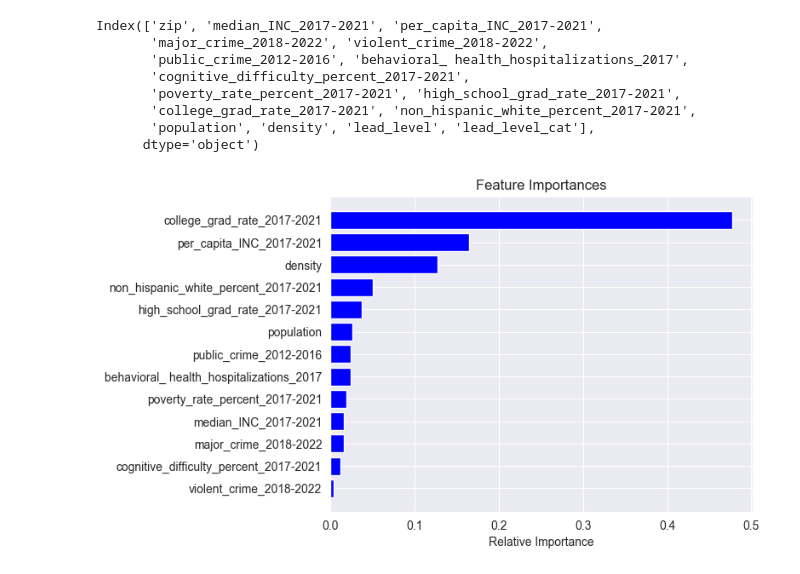
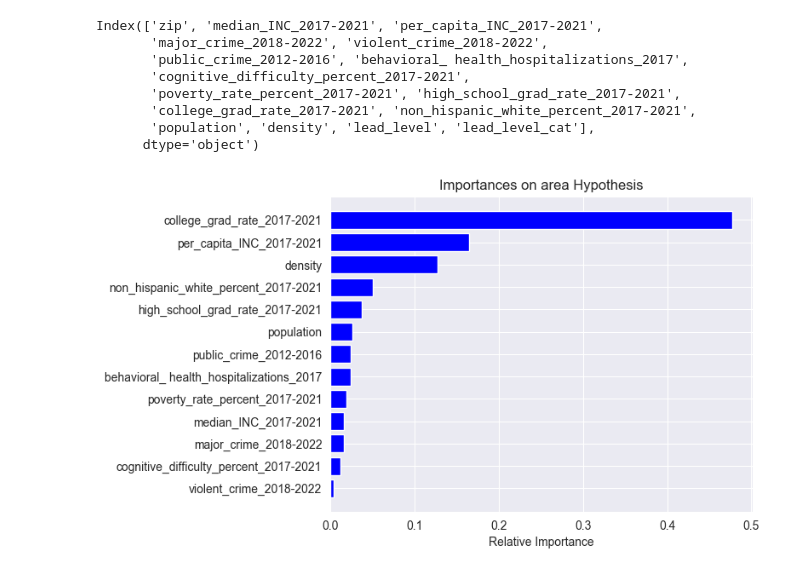
Before and after one commit to ebugarin/Chicago-Water-Lead-Levels-Analyzation, a Jupyter notebook: Random_Forest.ipynb, the cells around one changed output. Cells and saved outputs as stored; diff of their text form; code cells hidden in the pictures.

```diff
--- a/Random_Forest.ipynb
+++ b/Random_Forest.ipynb
@@ -64,12 +64,12 @@ predictions = rf.predict(X_test)
 # %%
 feature_importances = rf.feature_importances_
 features = X.columns
 indices = np.argsort(feature_importances)
 
-plt.title('Feature Importances')
+plt.title('Importances on area Hypothesis')
 plt.barh(range(len(indices)), feature_importances[indices], color='b', align='center')
 plt.yticks(range(len(indices)), [features[i] for i in indices])
 plt.xlabel('Relative Importance')
 plt.show()
 # %% [output]
-[figure, old version]
+[figure, new version]
```
